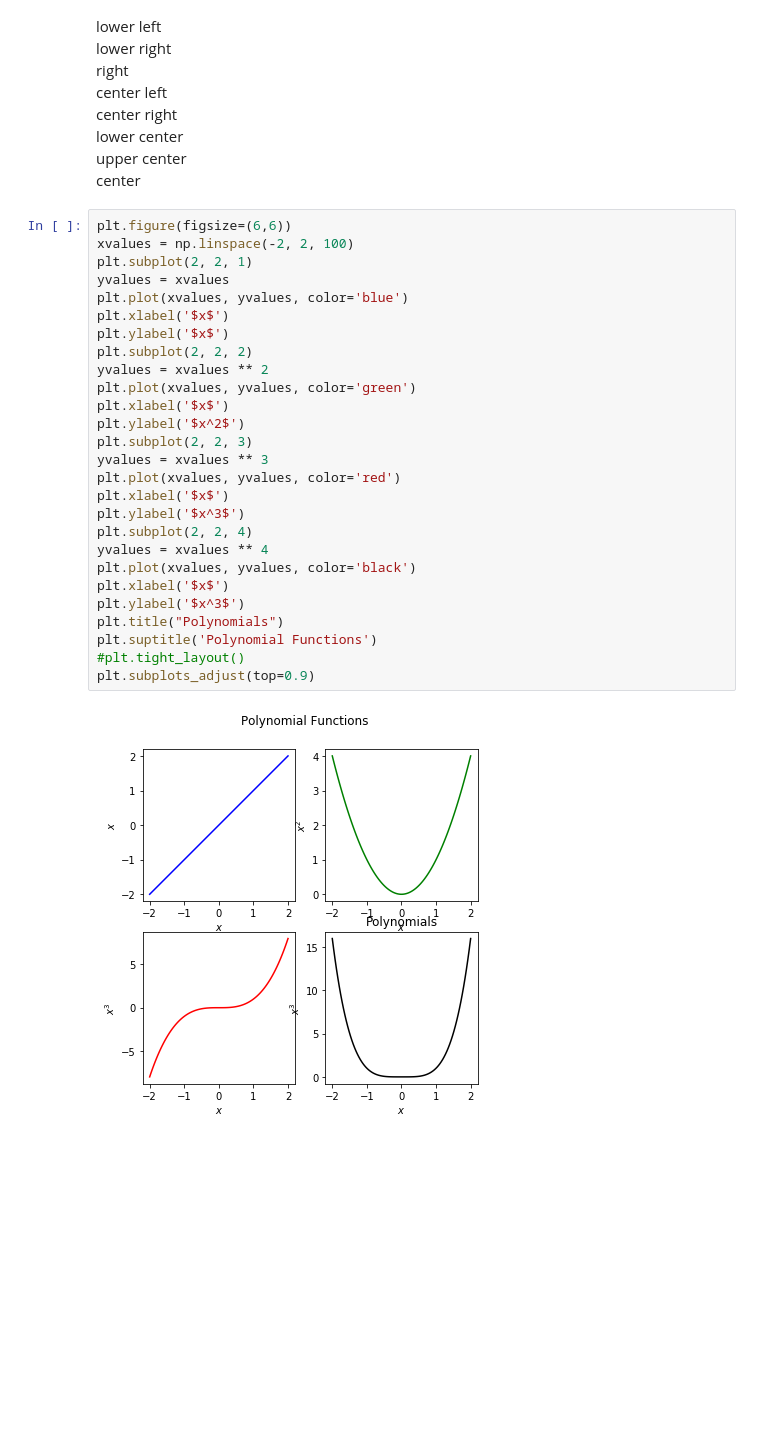
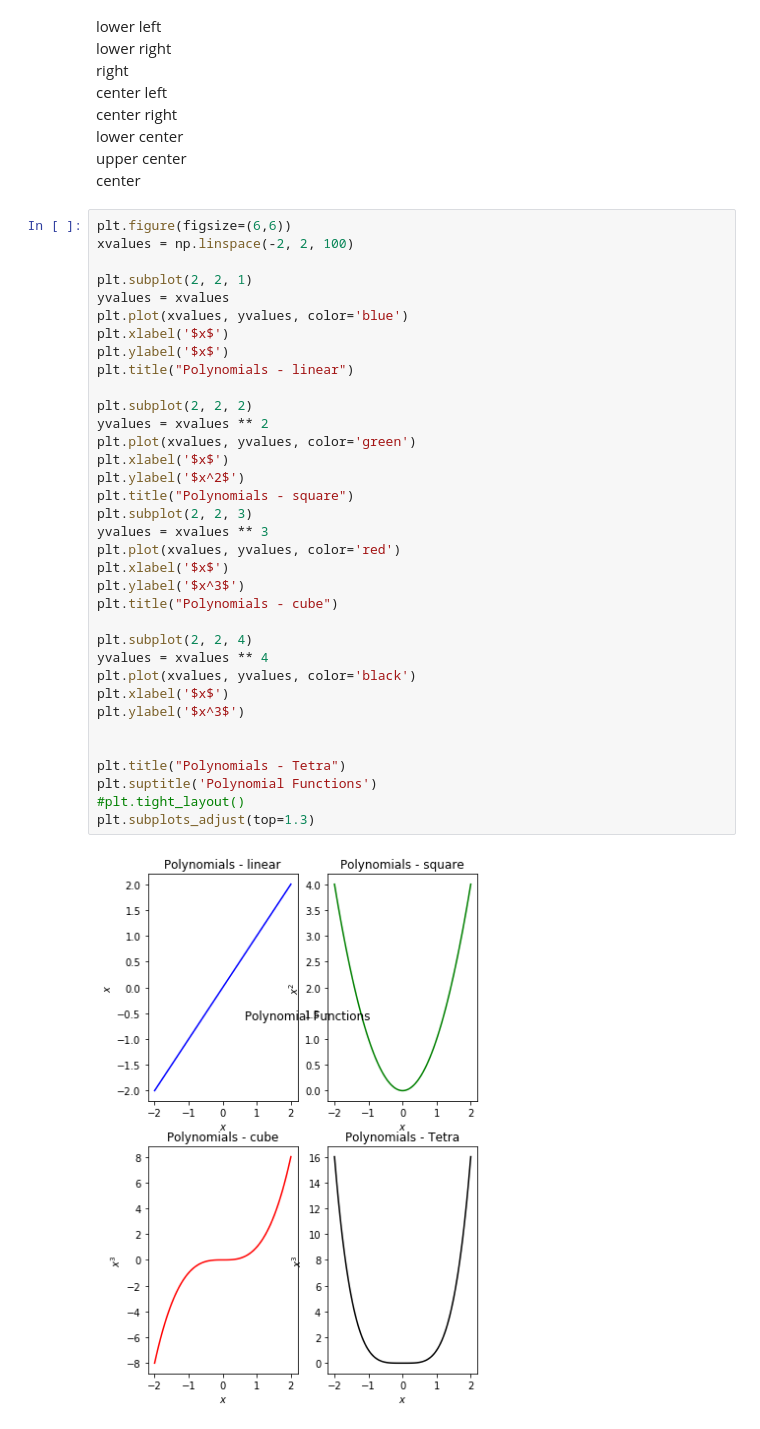
Before and after one commit to balajidileepkumar/Python_MachineLearning, a Jupyter notebook: Chapter-10-MatPlotLib.ipynb, the cells around one changed output. Cells and saved outputs as stored; diff of their text form; blank space fills up the shorter version.

```diff
--- a/Chapter-10-MatPlotLib.ipynb
+++ b/Chapter-10-MatPlotLib.ipynb
@@ -453,32 +451,40 @@ center<br>
 # %%
 plt.figure(figsize=(6,6))
 xvalues = np.linspace(-2, 2, 100)
+
 plt.subplot(2, 2, 1)
 yvalues = xvalues
 plt.plot(xvalues, yvalues, color='blue')
 plt.xlabel('$x$')
 plt.ylabel('$x$')
+plt.title("Polynomials - linear")
+
 plt.subplot(2, 2, 2)
 yvalues = xvalues ** 2
 plt.plot(xvalues, yvalues, color='green')
 plt.xlabel('$x$')
 plt.ylabel('$x^2$')
+plt.title("Polynomials - square")
 plt.subplot(2, 2, 3)
 yvalues = xvalues ** 3
 plt.plot(xvalues, yvalues, color='red')
 plt.xlabel('$x$')
 plt.ylabel('$x^3$')
+plt.title("Polynomials - cube")
+
 plt.subplot(2, 2, 4)
 yvalues = xvalues ** 4
 plt.plot(xvalues, yvalues, color='black')
 plt.xlabel('$x$')
 plt.ylabel('$x^3$')
-plt.title("Polynomials")
+
+
+plt.title("Polynomials - Tetra")
 plt.suptitle('Polynomial Functions')
 #plt.tight_layout()
-plt.subplots_adjust(top=0.9)
+plt.subplots_adjust(top=1.3)
 # %% [output]
-[figure, old version]
+[figure, new version]
 # %%
 plt.figure(figsize=(4,4))
 tvalues = np.linspace(-np.pi, np.pi, 500)
```
Also changed, not shown: parts of 15 cells of this notebook, 14 other files.
